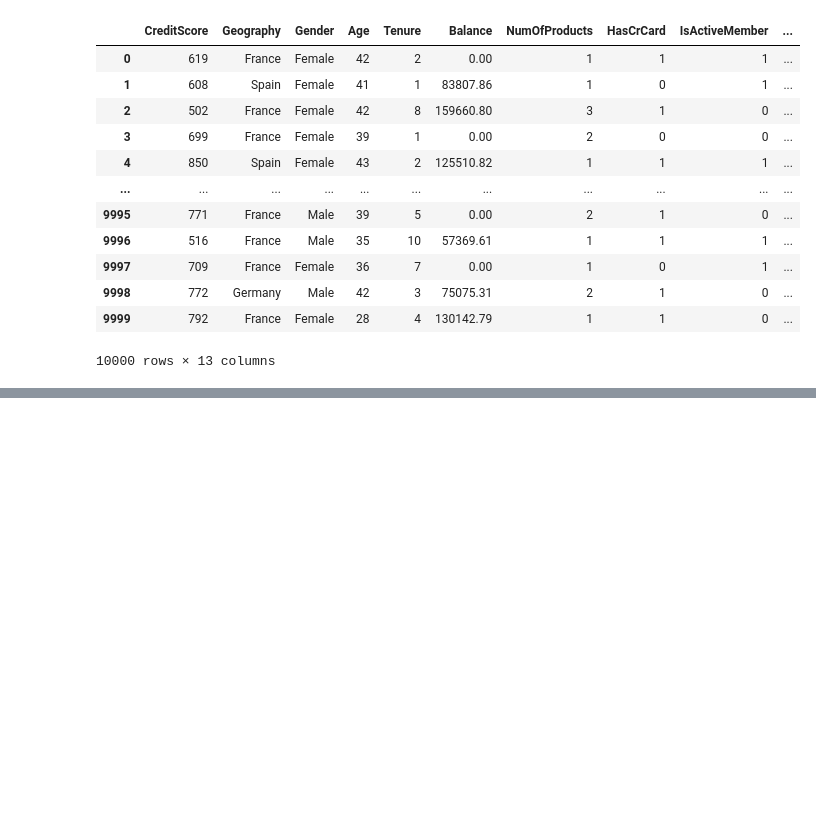
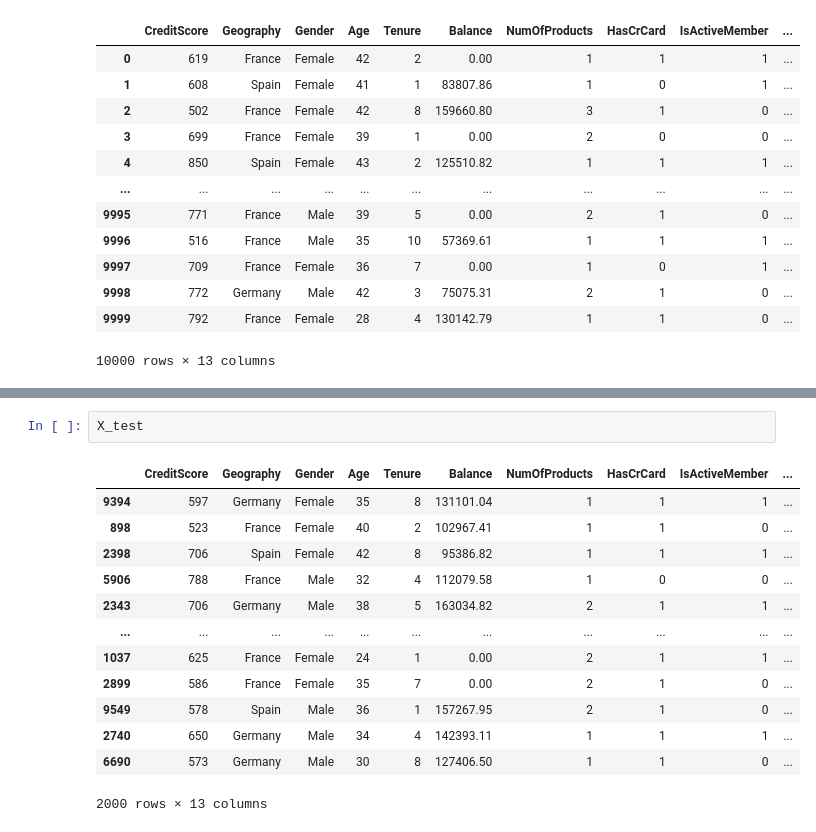
Before and after one commit to shashank-518/Python_Notebook, a Jupyter notebook: Ann/Untitled.ipynb, the cells around one changed output, grey strips where cells are left out. Cells and saved outputs as stored; diff of their text form; blank space fills up the shorter version.

```diff
--- a/Ann/Untitled.ipynb
+++ b/Ann/Untitled.ipynb
@@ -103,0 +124,16 @@ X
+# %%
+X_test
+# %% [output]
+|  | CreditScore | Geography | Gender | Age | Tenure | Balance | NumOfProducts | HasCrCard | IsActiveMember | ... |
+| 9394 | 597 | Germany | Female | 35 | 8 | 131101.04 | 1 | 1 | 1 | ... |
+| 898 | 523 | France | Female | 40 | 2 | 102967.41 | 1 | 1 | 0 | ... |
+| 2398 | 706 | Spain | Female | 42 | 8 | 95386.82 | 1 | 1 | 1 | ... |
+| 5906 | 788 | France | Male | 32 | 4 | 112079.58 | 1 | 0 | 0 | ... |
+| 2343 | 706 | Germany | Male | 38 | 5 | 163034.82 | 2 | 1 | 1 | ... |
+| ... | ... | ... | ... | ... | ... | ... | ... | ... | ... | ... |
+| 1037 | 625 | France | Female | 24 | 1 | 0.00 | 2 | 1 | 1 | ... |
+| 2899 | 586 | France | Female | 35 | 7 | 0.00 | 2 | 1 | 0 | ... |
+| 9549 | 578 | Spain | Male | 36 | 1 | 157267.95 | 2 | 1 | 0 | ... |
+| 2740 | 650 | Germany | Male | 34 | 4 | 142393.11 | 1 | 1 | 1 | ... |
+| 6690 | 573 | Germany | Male | 30 | 8 | 127406.50 | 1 | 1 | 0 | ... |
+2000 rows × 13 columns
```
Also changed, not shown: parts of 4 cells of this notebook.
